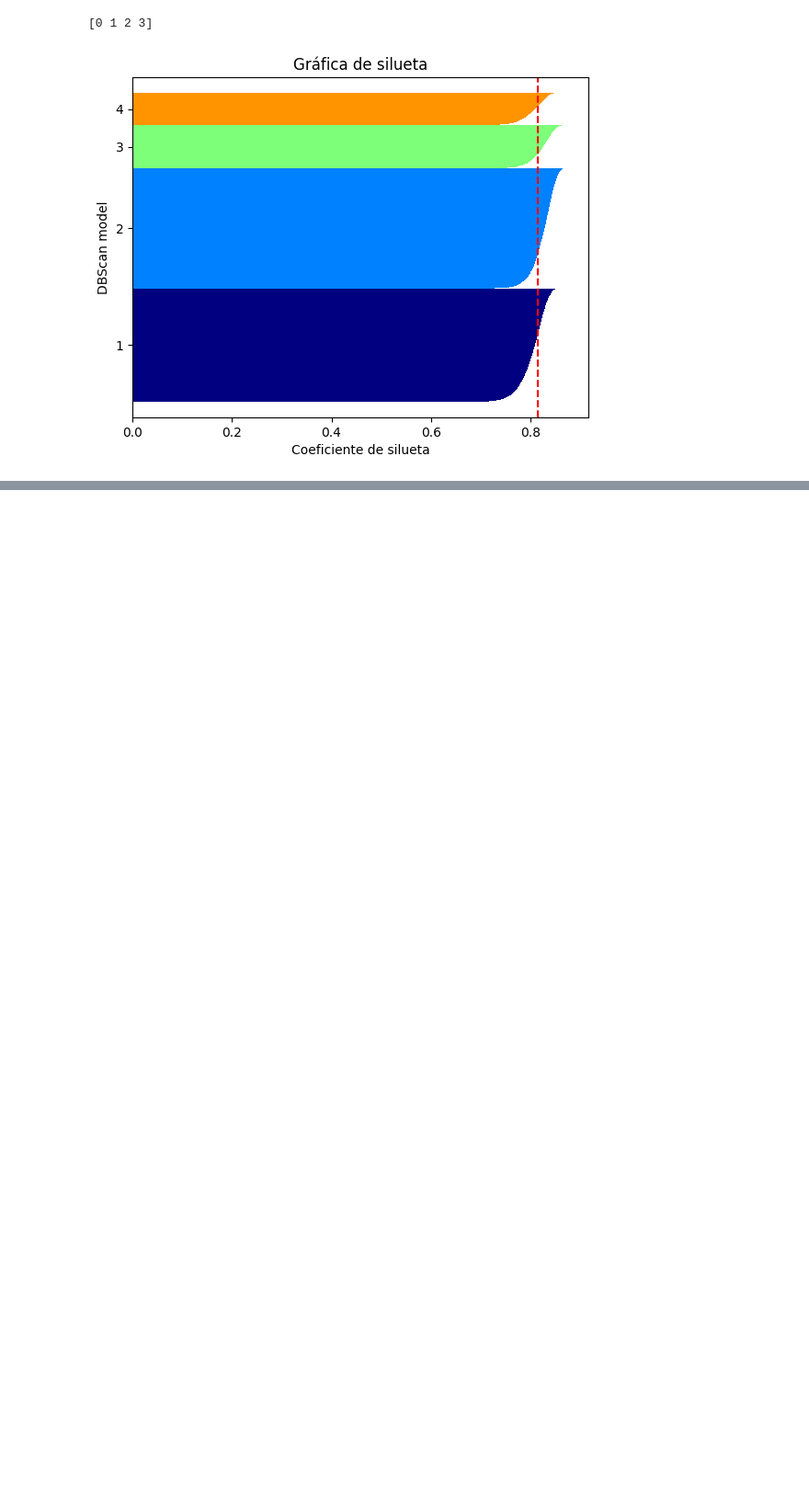
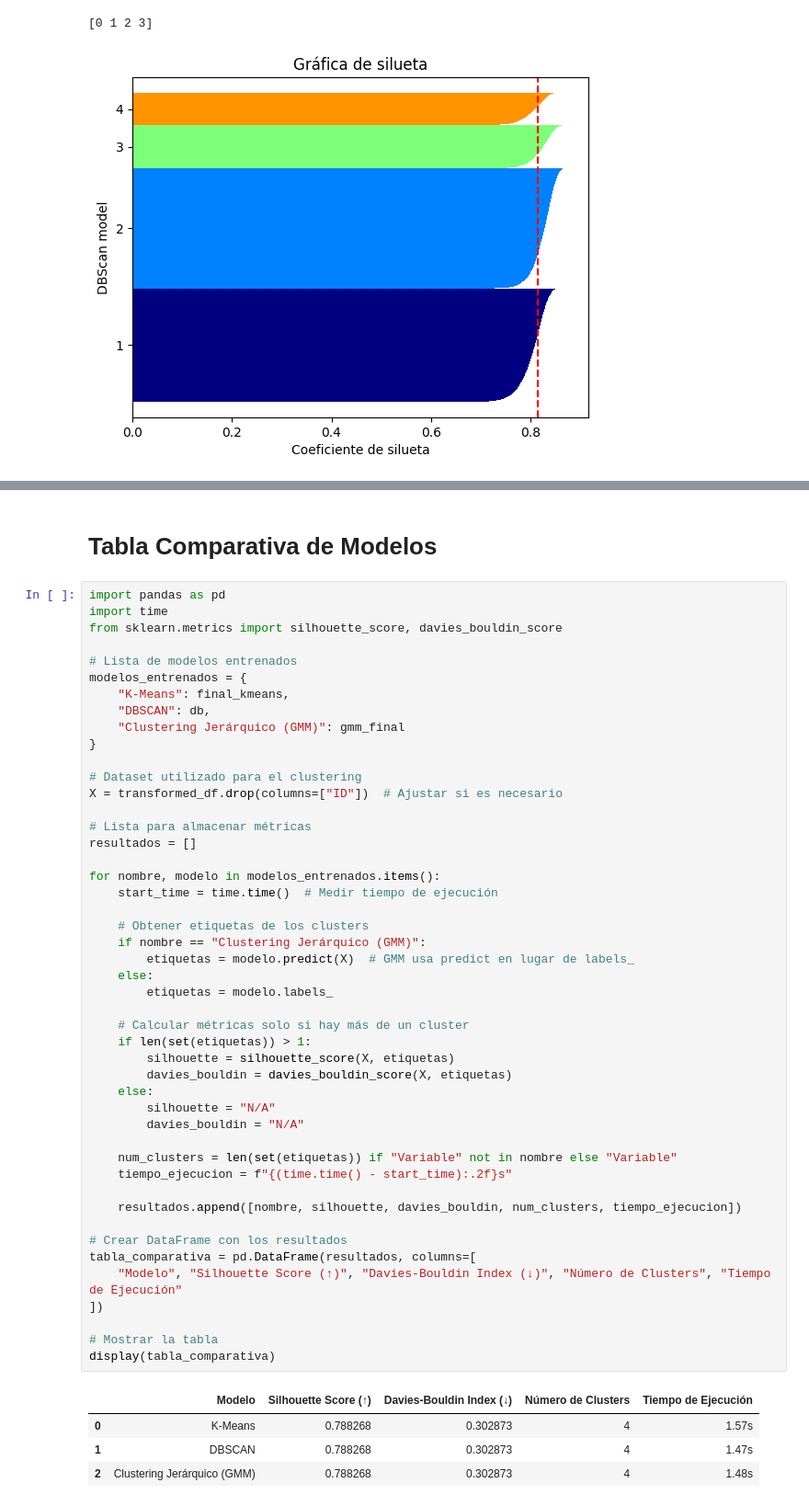
Before and after one commit to j4vierb/FinanzasAlpes-lab2, a Jupyter notebook: v1.ipynb, the cells around one changed output, grey strips where cells are left out. Shown at 92% size. Drawn from its saved outputs; the diff is of its cells as text; blank space fills up the shorter version.

```diff
--- a/v1.ipynb
+++ b/v1.ipynb
@@ -1100,0 +1117,54 @@ Comunicar los hallazgos encontrados a la organización, explicando por qué tien
+# %% [markdown]
+# Tabla Comparativa de Modelos
+# %%
+import pandas as pd
+import time
+from sklearn.metrics import silhouette_score, davies_bouldin_score
+
+# Lista de modelos entrenados
+modelos_entrenados = {
+    "K-Means": final_kmeans,
+    "DBSCAN": db,
+    "Clustering Jerárquico (GMM)": gmm_final
+}
+
+# Dataset utilizado para el clustering
+X = transformed_df.drop(columns=["ID"])  # Ajustar si es necesario
+
+# Lista para almacenar métricas
+resultados = []
+
+for nombre, modelo in modelos_entrenados.items():
+    start_time = time.time()  # Medir tiempo de ejecución
+
+    # Obtener etiquetas de los clusters
+    if nombre == "Clustering Jerárquico (GMM)":
+        etiquetas = modelo.predict(X)  # GMM usa predict en lugar de labels_
+    else:
+        etiquetas = modelo.labels_
+
+    # Calcular métricas solo si hay más de un cluster
+    if len(set(etiquetas)) > 1:
+        silhouette = silhouette_score(X, etiquetas)
+        davies_bouldin = davies_bouldin_score(X, etiquetas)
+    else:
+        silhouette = "N/A"
+        davies_bouldin = "N/A"
+
+    num_clusters = len(set(etiquetas)) if "Variable" not in nombre else "Variable"
+    tiempo_ejecucion = f"{(time.time() - start_time):.2f}s"
+
+    resultados.append([nombre, silhouette, davies_bouldin, num_clusters, tiempo_ejecucion])
+
+# Crear DataFrame con los resultados
+tabla_comparativa = pd.DataFrame(resultados, columns=[
+    "Modelo", "Silhouette Score (↑)", "Davies-Bouldin Index (↓)", "Número de Clusters", "Tiempo de Ejecución"
+])
+
+# Mostrar la tabla
+display(tabla_comparativa)
+# %% [output]
+|  | Modelo | Silhouette Score (↑) | Davies-Bouldin Index (↓) | Número de Clusters | Tiempo de Ejecución |
+| 0 | K-Means | 0.788268 | 0.302873 | 4 | 1.57s |
+| 1 | DBSCAN | 0.788268 | 0.302873 | 4 | 1.47s |
+| 2 | Clustering Jerárquico (GMM) | 0.788268 | 0.302873 | 4 | 1.48s |
```
Also changed, not shown: parts of 10 cells of this notebook.
